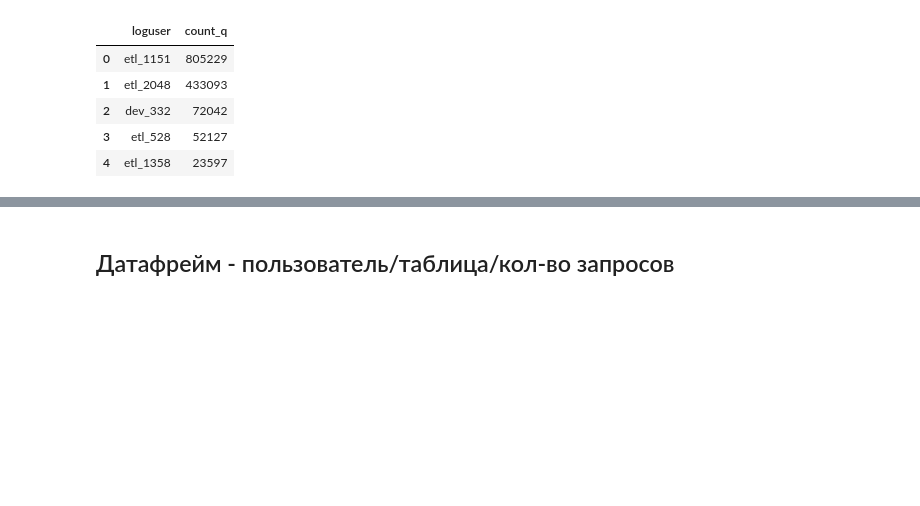
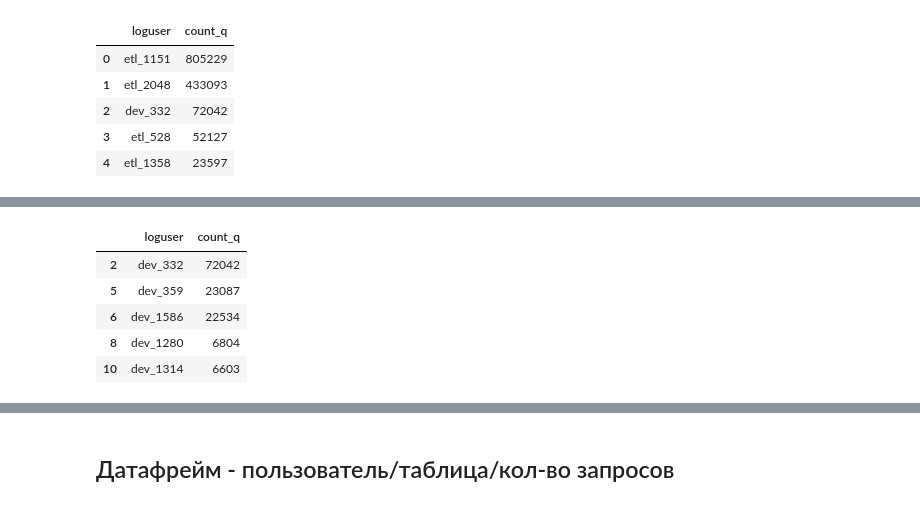
Before and after one commit to den-dw/skolkovo_hack, a Jupyter notebook: skolkovo_hack_2.0.ipynb, the cells around one changed output, grey strips where cells are left out. Cells and saved outputs as stored; diff of their text form; code cells hidden in the pictures; blank space fills up the shorter version.

```diff
--- a/skolkovo_hack_2.0.ipynb
+++ b/skolkovo_hack_2.0.ipynb
@@ -213,0 +194,9 @@ plt.show
+# %%
+dev_count_q.head()
+# %% [output]
+|  | loguser | count_q |
+| 2 | dev_332 | 72042 |
+| 5 | dev_359 | 23087 |
+| 6 | dev_1586 | 22534 |
+| 8 | dev_1280 | 6804 |
+| 10 | dev_1314 | 6603 |
```
Also changed, not shown: parts of 10 cells of this notebook.
